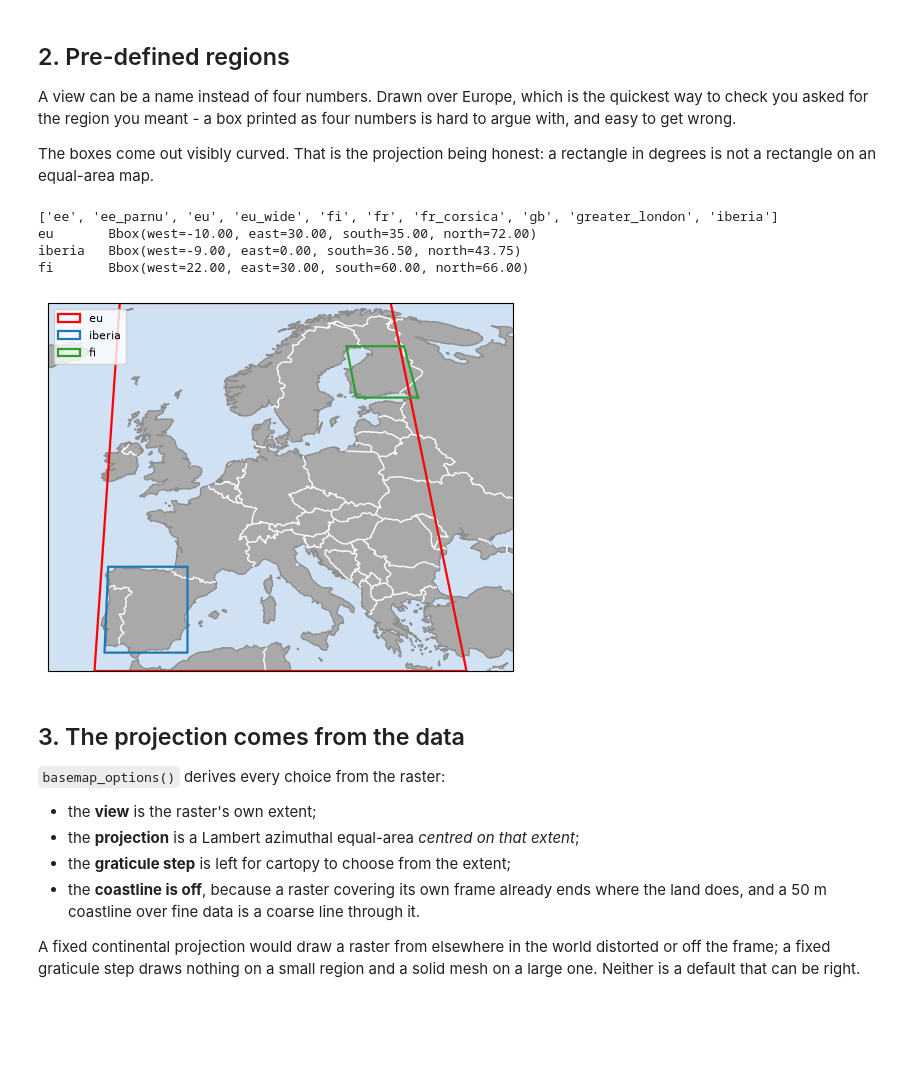
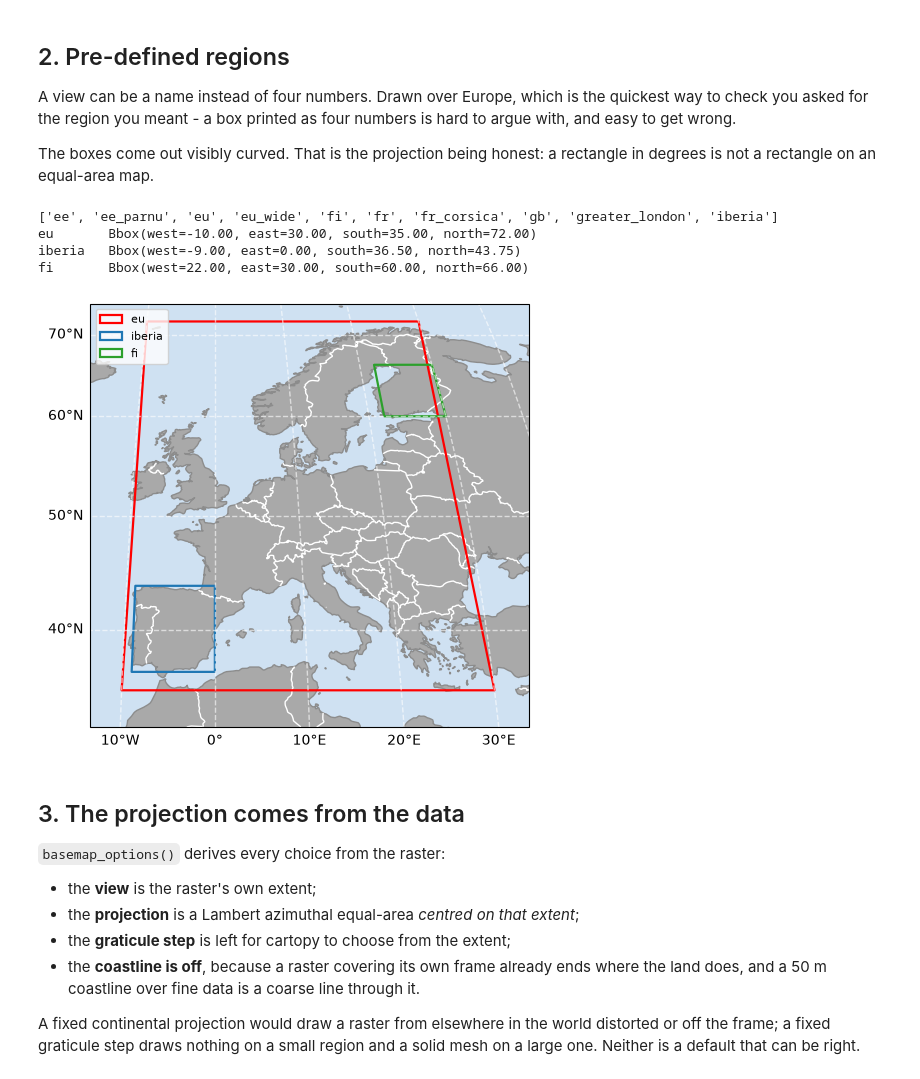
Before and after one commit to kmch/ploTea, a Jupyter notebook: notebooks/plotea.ipynb, the cells around one changed output. Cells and saved outputs as stored; diff of their text form; code cells hidden in the pictures; blank space fills up the shorter version.

```diff
--- a/notebooks/plotea.ipynb
+++ b/notebooks/plotea.ipynb
@@ -180,22 +198,31 @@ with, and easy to get wrong.
 
 The boxes come out visibly curved. That is the projection being honest: a rectangle in
 degrees is not a rectangle on an equal-area map.
-# %%
-print(sorted(plotea.ROIS)[:10])
-
-fig, ax = BaseMap(bbox='eu_wide', graticules=False).plot(figsize=(6, 5.5))
-for name, colour in (('eu', 'red'), ('iberia', 'tab:blue'), ('fi', 'tab:green')):
-    box = Bbox.from_any(name)
-    box.plot(ax=ax, edgecolor=colour, linewidth=1.6, label=name)
-    print(f'{name:8s} {box}')
-ax.legend(loc='upper left', fontsize=8)
-plt.show()
-# %% [output]
-['ee', 'ee_parnu', 'eu', 'eu_wide', 'fi', 'fr', 'fr_corsica', 'gb', 'greater_london', 'iberia']
-eu       Bbox(west=-10.00, east=30.00, south=35.00, north=72.00)
-iberia   Bbox(west=-9.00, east=0.00, south=36.50, north=43.75)
-fi       Bbox(west=22.00, east=30.00, south=60.00, north=66.00)
-[figure, removed]
+# %%
+print(sorted(plotea.ROIS)[:10])
+
+REGIONS = {'eu': 'red', 'iberia': 'tab:blue', 'fi': 'tab:green'}
+boxes   = {name: Bbox.from_any(name) for name in REGIONS}
+
+# The view is the union of what is drawn, padded, so no box runs off the frame. `pad` is a
+# fraction of the span, not degrees: eu_wide would not do here, because its latitude range
+# is exactly eu's, so eu's top and bottom edges would sit on the frame.
+spans = np.array([box.extent for box in boxes.values()])
+view  = Bbox([spans[:, 0].min(), spans[:, 2].min(), spans[:, 1].max(), spans[:, 3].max()],
+             pad=0.08)
+
+fig, ax = BaseMap(bbox=view).plot(figsize=(6, 5.5))
+for name, colour in REGIONS.items():
+    boxes[name].plot(ax=ax, edgecolor=colour, linewidth=1.6, label=name)
+    print(f'{name:8s} {boxes[name]}')
+ax.legend(loc='upper left', fontsize=8)
+plt.show()
+# %% [output]
+['ee', 'ee_parnu', 'eu', 'eu_wide', 'fi', 'fr', 'fr_corsica', 'gb', 'greater_london', 'iberia']
+eu       Bbox(west=-10.00, east=30.00, south=35.00, north=72.00)
+iberia   Bbox(west=-9.00, east=0.00, south=36.50, north=43.75)
+fi       Bbox(west=22.00, east=30.00, south=60.00, north=66.00)
+[figure, added]
 # %% [markdown]
 ## 3. The projection comes from the data
 
```
Also changed, not shown: parts of 8 cells of this notebook.
